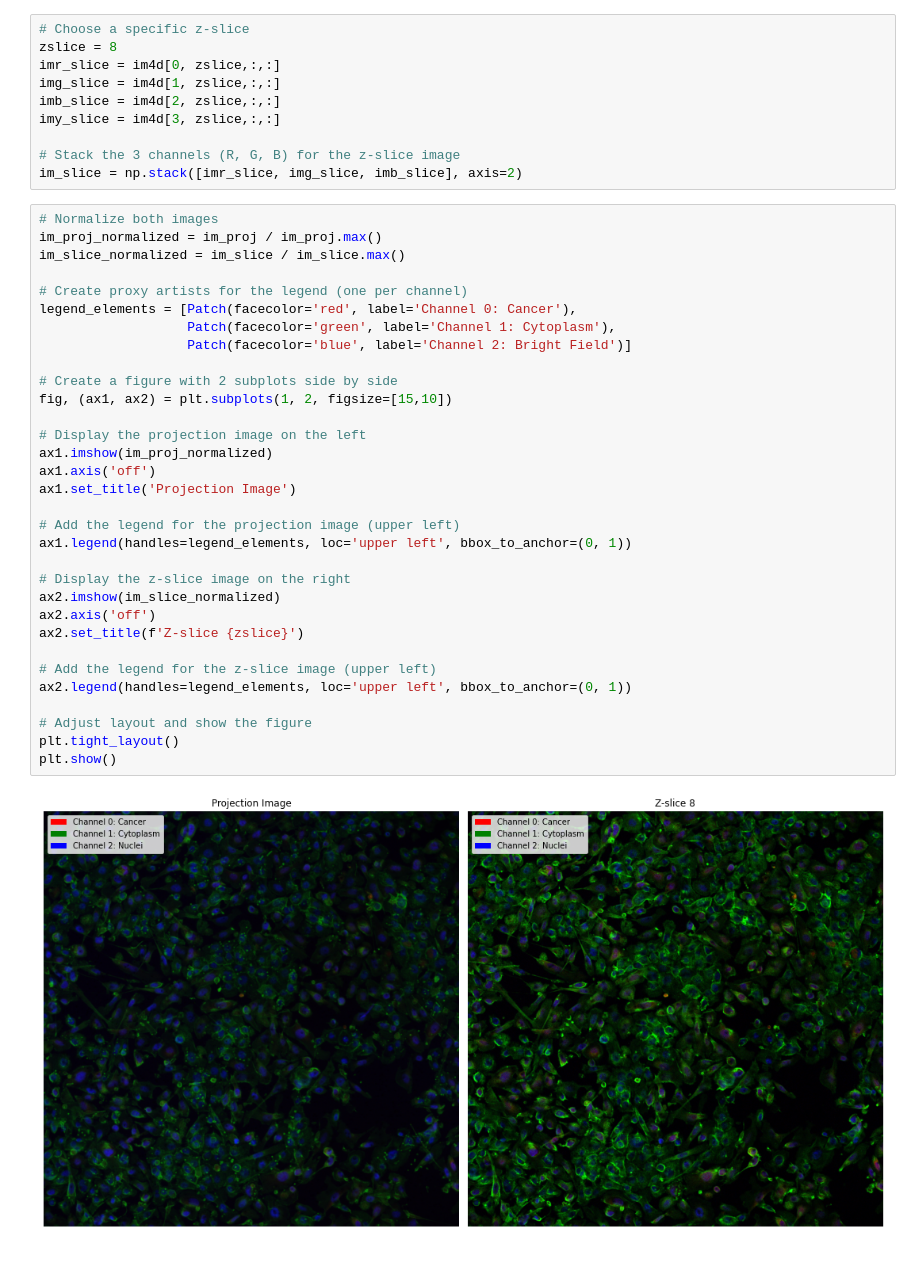
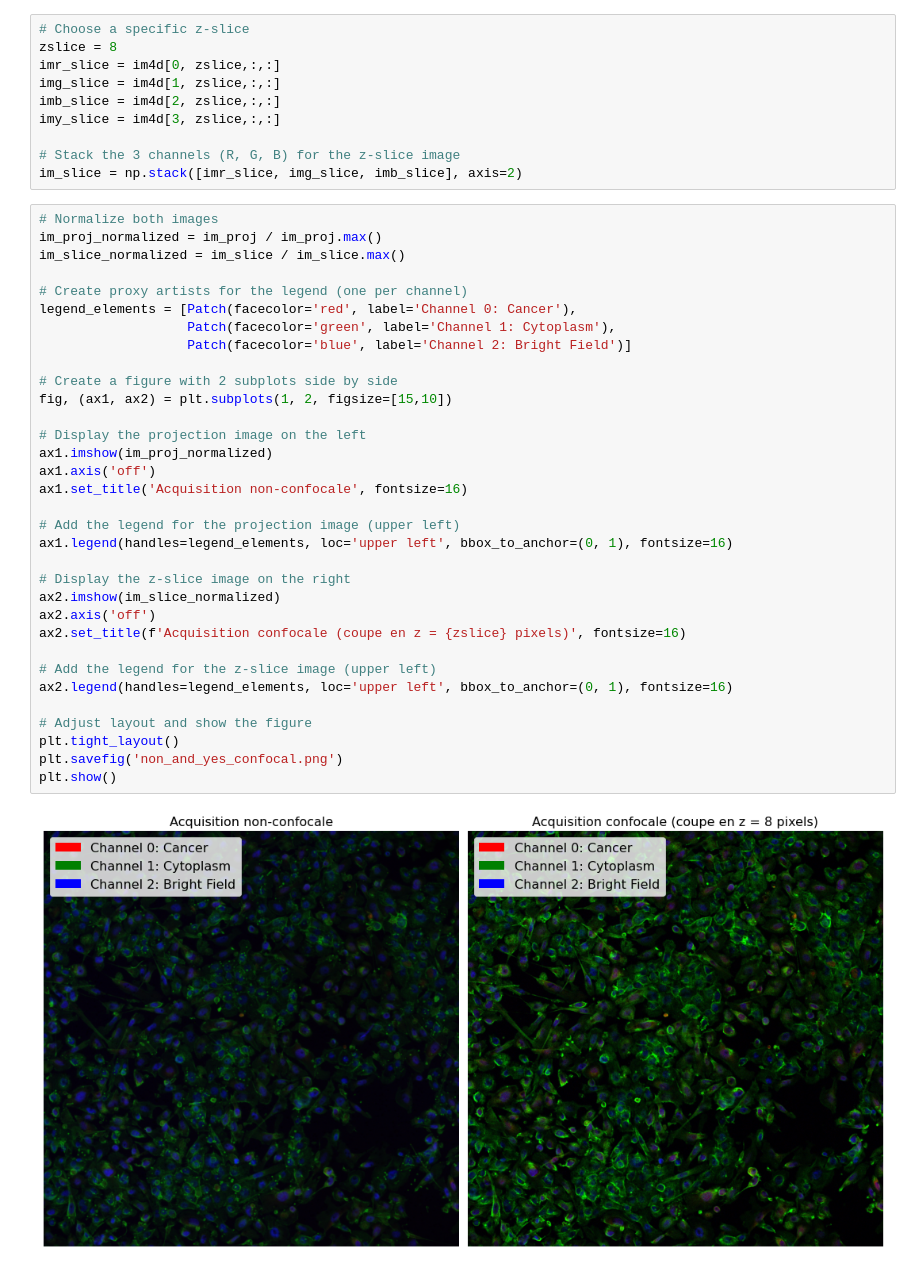
Before and after one commit to emilegp/microscopie_confocale, a Jupyter notebook: prostate/data_analysis.ipynb, the cells around one changed output. Saved outputs shown, nothing was run; the diff lists cells and outputs as text.

```diff
--- a/prostate/data_analysis.ipynb
+++ b/prostate/data_analysis.ipynb
@@ -60,35 +60,36 @@ im_slice = np.stack([imr_slice, img_slice, imb_slice], axis=2)
 # %%
 # Normalize both images
 im_proj_normalized = im_proj / im_proj.max()
 im_slice_normalized = im_slice / im_slice.max()
 
 # Create proxy artists for the legend (one per channel)
 legend_elements = [Patch(facecolor='red', label='Channel 0: Cancer'),
                    Patch(facecolor='green', label='Channel 1: Cytoplasm'),
                    Patch(facecolor='blue', label='Channel 2: Bright Field')]
 
 # Create a figure with 2 subplots side by side
 fig, (ax1, ax2) = plt.subplots(1, 2, figsize=[15,10])
 
 # Display the projection image on the left
 ax1.imshow(im_proj_normalized)
 ax1.axis('off')
-ax1.set_title('Projection Image')
+ax1.set_title('Acquisition non-confocale', fontsize=16)
 
 # Add the legend for the projection image (upper left)
-ax1.legend(handles=legend_elements, loc='upper left', bbox_to_anchor=(0, 1))
+ax1.legend(handles=legend_elements, loc='upper left', bbox_to_anchor=(0, 1), fontsize=16)
 
 # Display the z-slice image on the right
 ax2.imshow(im_slice_normalized)
 ax2.axis('off')
-ax2.set_title(f'Z-slice {zslice}')
+ax2.set_title(f'Acquisition confocale (coupe en z = {zslice} pixels)', fontsize=16)
 
 # Add the legend for the z-slice image (upper left)
-ax2.legend(handles=legend_elements, loc='upper left', bbox_to_anchor=(0, 1))
+ax2.legend(handles=legend_elements, loc='upper left', bbox_to_anchor=(0, 1), fontsize=16)
 
 # Adjust layout and show the figure
 plt.tight_layout()
+plt.savefig('non_and_yes_confocal.png')
 plt.show()
 # %% [output]
-[figure, old version]
+[figure, new version]
 # %% [markdown]
```
Also changed, not shown: parts of 6 cells of this notebook, 10 other files.
